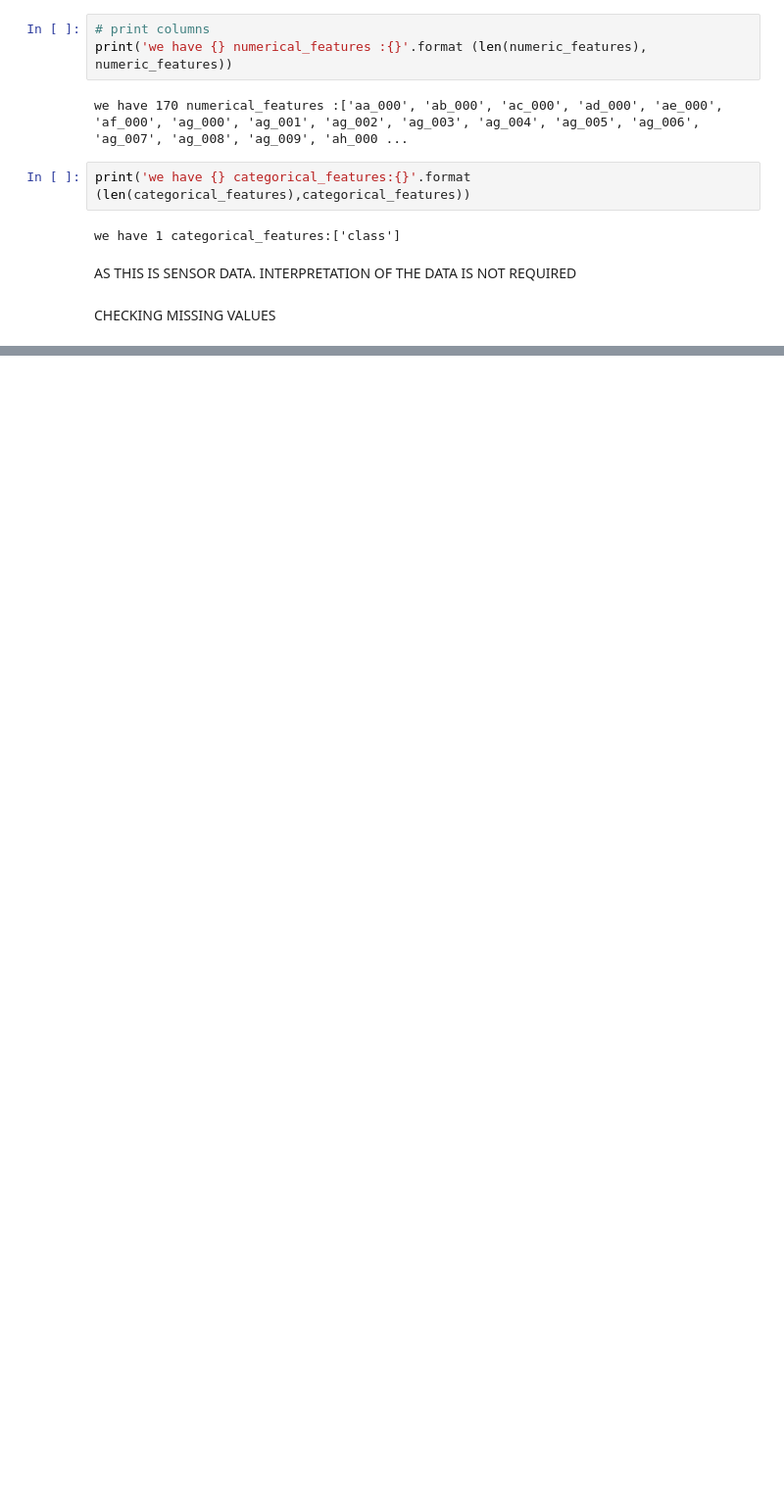
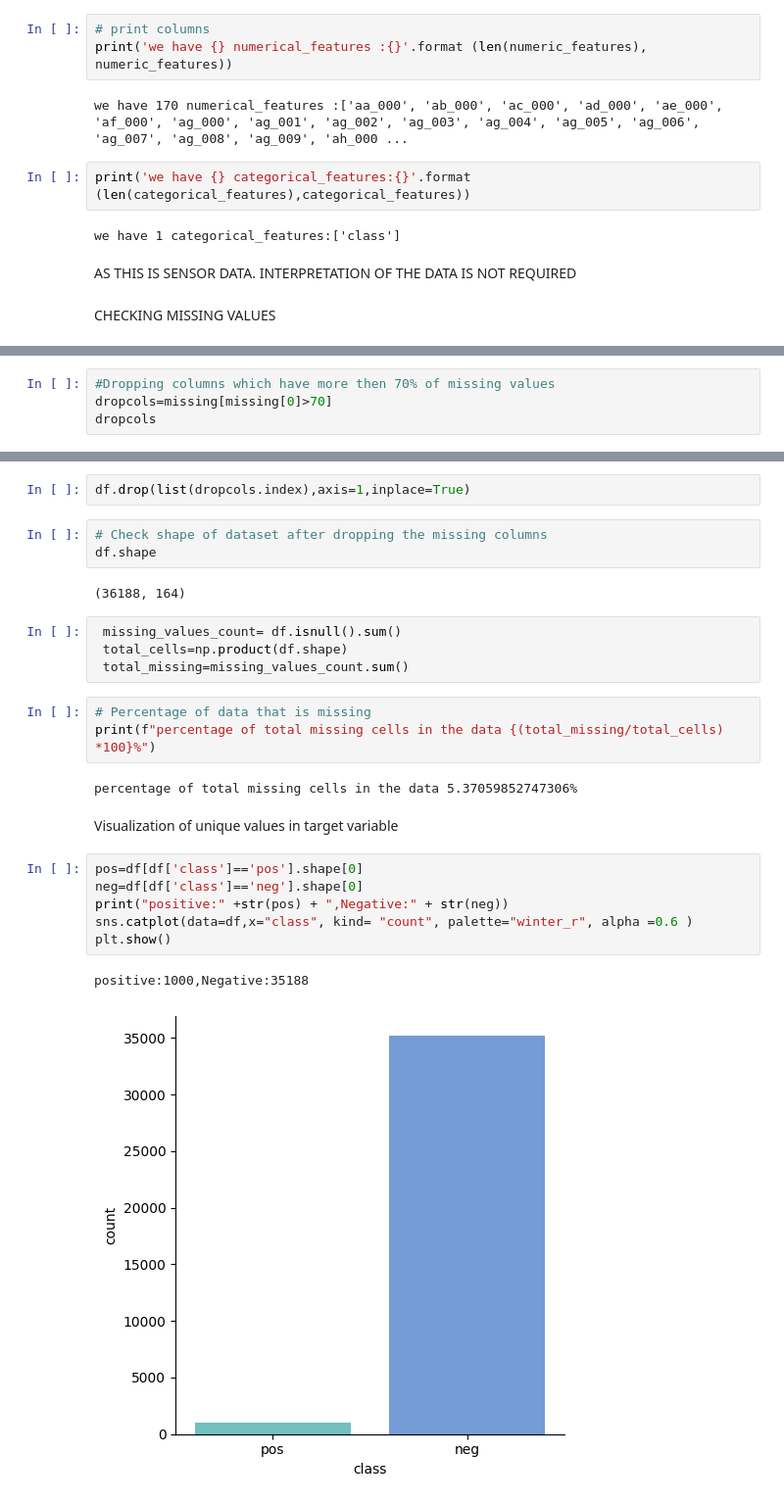
Before and after one commit to Atulkumar611052/project-architectutre-1.0, a Jupyter notebook: notebook/scania_APS_sensor_failure_prediction.ipynb, the cells around one changed output, grey strips where cells are left out. Shown at 98% size. Saved outputs shown, nothing was run; the diff lists cells and outputs as text; blank space fills up the shorter version.

```diff
--- a/notebook/scania_APS_sensor_failure_prediction.ipynb
+++ b/notebook/scania_APS_sensor_failure_prediction.ipynb
@@ -189,0 +197,4 @@ NameError: name 'plt' is not defined
+# %%
+#Dropping columns which have more then 70% of missing values
+dropcols=missing[missing[0]>70]
+dropcols
@@ -189,0 +210,27 @@ NameError: name 'plt' is not defined
+# %%
+df.drop(list(dropcols.index),axis=1,inplace=True)
+# %%
+# Check shape of dataset after dropping the missing columns
+df.shape
+# %% [output]
+(36188, 164)
+# %%
+ missing_values_count= df.isnull().sum()
+ total_cells=np.product(df.shape)
+ total_missing=missing_values_count.sum()
+# %%
+# Percentage of data that is missing
+print(f"percentage of total missing cells in the data {(total_missing/total_cells) *100}%")
+# %% [output]
+percentage of total missing cells in the data 5.37059852747306%
+# %% [markdown]
+Visualization of unique values in target variable
+# %%
+pos=df[df['class']=='pos'].shape[0]
+neg=df[df['class']=='neg'].shape[0]
+print("positive:" +str(pos) + ",Negative:" + str(neg))
+sns.catplot(data=df,x="class", kind= "count", palette="winter_r", alpha =0.6 )
+plt.show()
+# %% [output]
+positive:1000,Negative:35188
+[figure, added]
```
Also changed, not shown: parts of 8 cells of this notebook.
